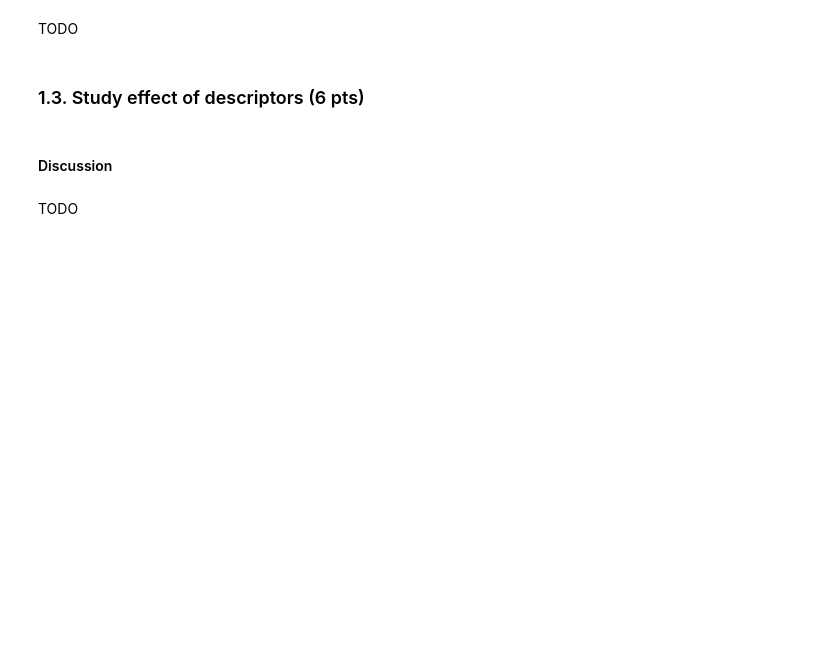
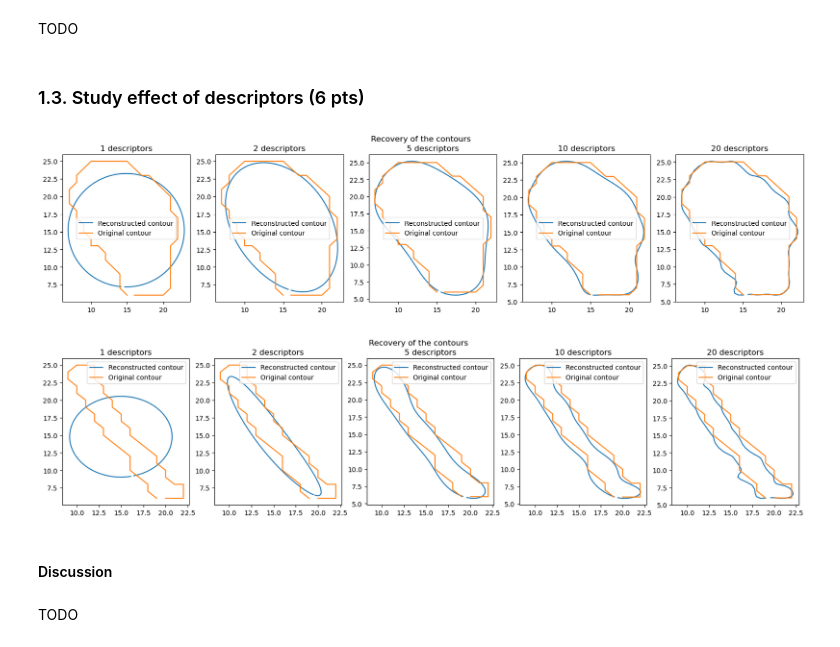
Before and after one commit to LTS5/iapr, a Jupyter notebook: labs/lab_02_object_description.ipynb, the cells around one changed output. Saved outputs shown, nothing was run; the diff lists cells and outputs as text; code cells hidden in the pictures; blank space fills up the shorter version.

```diff
--- a/labs/lab_02_object_description.ipynb
+++ b/labs/lab_02_object_description.ipynb
@@ -174,5 +225,5 @@ TODO
 descr_set_sizes = [1, 2, 5, 10, 20]
 
 # Define images for which you will show the recovery. You can also change the indexes.
-zero = zeros_im[0]
-one = ones_im[0]
+zero = zeros[0]
+one = ones[0]
@@ -181,19 +230,56 @@ one = ones_im[0]
+# %%
+# TODO
+
+def get_reconstructed(descriptors):
+    reconstructed = []
+    for descr in descr_set_sizes:
+        sub_descr = np.zeros(len(descriptors))
+        sub_descr[:descr] = 1
+        sub_descr[len(sub_descr)-descr:len(sub_descr)] = 1
+        sub_descr = np.multiply(sub_descr,descriptors)
+        reconstructed.append(ifft(sub_descr))
+    return reconstructed
+descriptors_zero, x_zero, y_zero = get_descriptors(zero)
+descriptors_one, x_one, y_one = get_descriptors(one)
+reconstructed_0 = get_reconstructed(descriptors_zero)
+reconstructed_1 = get_reconstructed(descriptors_one)
 # %%
 # On each of the 5 plots you will show the recovery for a "0" and a "1" (used the same axis for both a "0" and a "1").
-fig, axes = plt.subplots(1, 5, figsize=(20, 4))
+
+
 
 # Plot recovery for a zero image
-for i in range(0,  5):
-    # TODO
-    axes[i].# TODO
+
+def plot_reconstructed(reconstructed, x_original, y_original):
+    for i in range(0,  5):
+        x = np.zeros(len(reconstructed[i]))
+        y = np.zeros(len(reconstructed[i]))
+        for j in range(len(reconstructed[i])):
+            x[j] = reconstructed[i][j].real
+            y[j] = reconstructed[i][j].imag
+        axes[i].plot(x,y)
+        axes[i].set_title(str(descr_set_sizes[i]) + " descriptors")
+        axes[i].plot(x_original, y_original)
+        axes[i].legend(["Reconstructed contour", "Original contour"])
+fig, axes = plt.subplots(1, 5, figsize=(20, 4))
+plot_reconstructed(reconstructed_0, x_zero, y_zero)
+fig.suptitle("Recovery of the contours")
+plt.show()
+fig, axes = plt.subplots(1, 5, figsize=(20, 4))
+plot_reconstructed(reconstructed_1, x_one, y_one)
+fig.suptitle("Recovery of the contours")
+plt.show()
 
 # Plot recovery for a one image
-for i in range(0,  5):
-     # TODO
-    axes[i].# TODO
+#for i in range(0,  5):
+ #    # TODO
+  #  axes[i].# TODO
 
 fig.suptitle("Recovery of the contours")
 plt.show()
+# %% [output]
+[figure, added]
+[figure, added]
 # %% [markdown]
 #### Discussion
 # %% [markdown]
```
Also changed, not shown: parts of 11 cells of this notebook.
